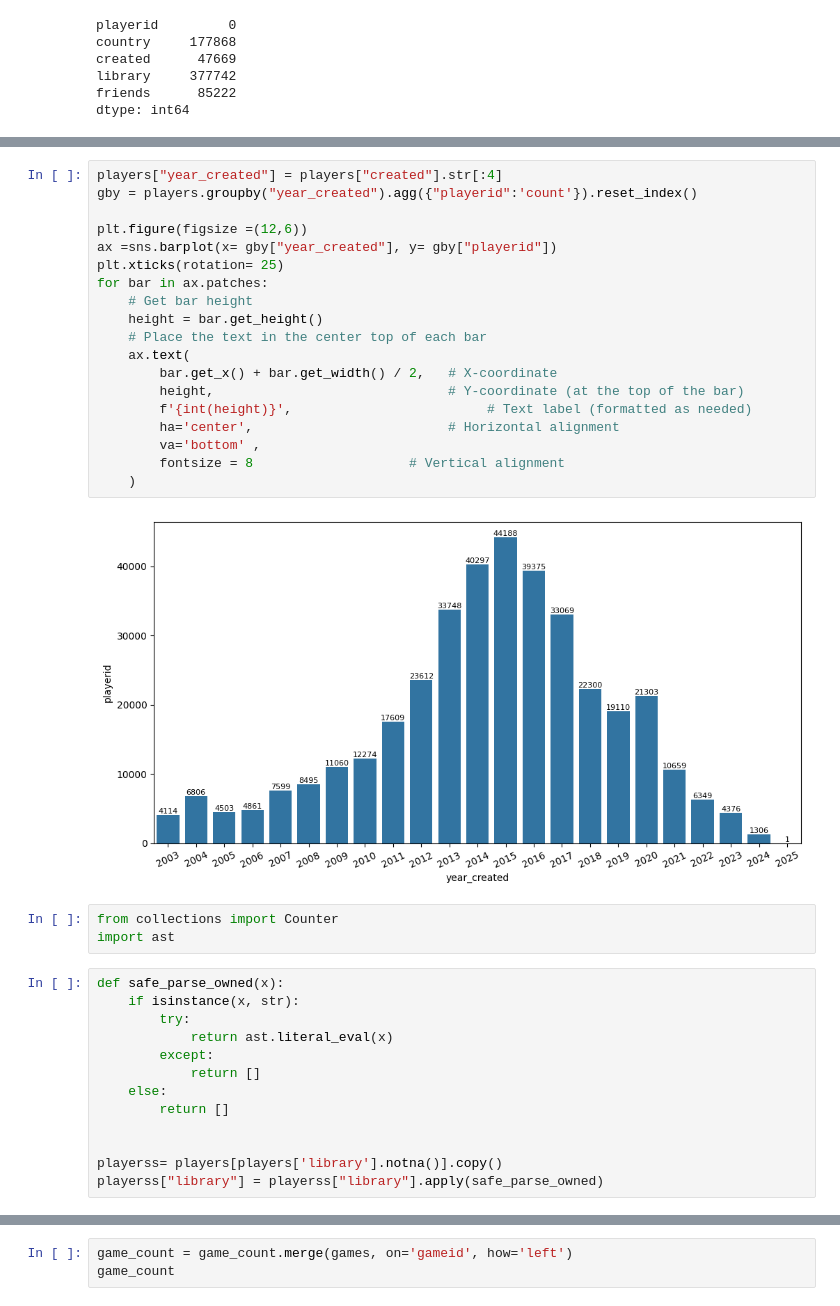
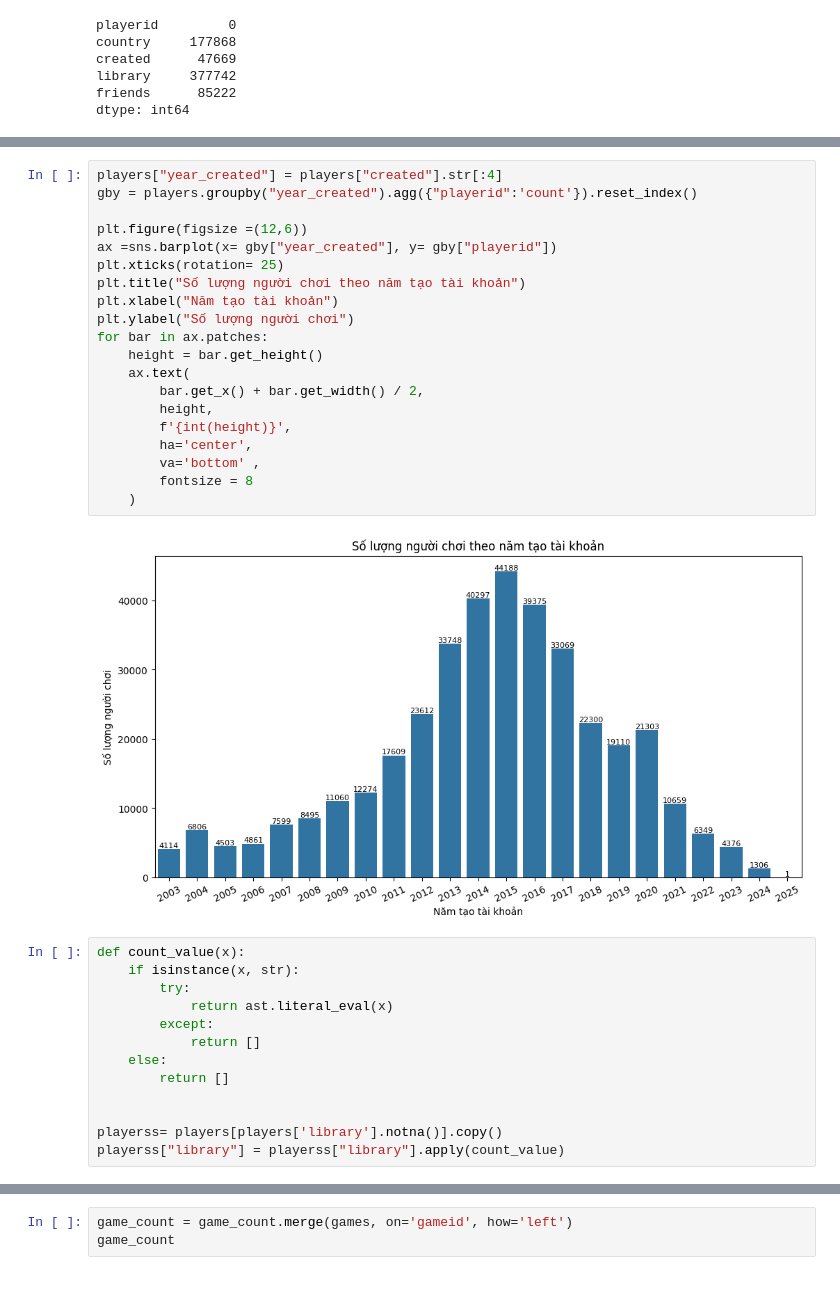
Before and after one commit to azkhaizio/steam_sales_cs2, a Jupyter notebook: steam_player_behaviour.ipynb, the cells around one changed output, grey strips where cells are left out. Saved outputs shown, nothing was run; the diff lists cells and outputs as text.

```diff
--- a/steam_player_behaviour.ipynb
+++ b/steam_player_behaviour.ipynb
@@ -146,29 +133,27 @@ plt.xticks(rotation= 25)
 # %%
 players["year_created"] = players["created"].str[:4]
 gby = players.groupby("year_created").agg({"playerid":'count'}).reset_index()
 
 plt.figure(figsize =(12,6))
 ax =sns.barplot(x= gby["year_created"], y= gby["playerid"])
 plt.xticks(rotation= 25)
+plt.title("Số lượng người chơi theo năm tạo tài khoản")
+plt.xlabel("Năm tạo tài khoản")
+plt.ylabel("Số lượng người chơi")
 for bar in ax.patches:
-    # Get bar height
     height = bar.get_height()
-    # Place the text in the center top of each bar
     ax.text(
-        bar.get_x() + bar.get_width() / 2,   # X-coordinate
-        height,                              # Y-coordinate (at the top of the bar)
-        f'{int(height)}',                         # Text label (formatted as needed)
-        ha='center',                         # Horizontal alignment
+        bar.get_x() + bar.get_width() / 2,
+        height,
+        f'{int(height)}',
+        ha='center',
         va='bottom' ,
-        fontsize = 8                    # Vertical alignment
+        fontsize = 8
     )
 # %% [output]
-[figure, old version]
+[figure, new version]
-# %%
-from collections import Counter
-import ast
 # %%
-def safe_parse_owned(x):
+def count_value(x):
     if isinstance(x, str):
         try:
             return ast.literal_eval(x)
@@ -179,7 +164,7 @@ def safe_parse_owned(x):
 
 
 playerss= players[players['library'].notna()].copy()
-playerss["library"] = playerss["library"].apply(safe_parse_owned)
+playerss["library"] = playerss["library"].apply(count_value)
 # %%
 all_games = [game for sublist in playerss['library'] for game in sublist]
 game_counts = Counter(all_games)
```
Also changed, not shown: parts of 44 cells of this notebook.
